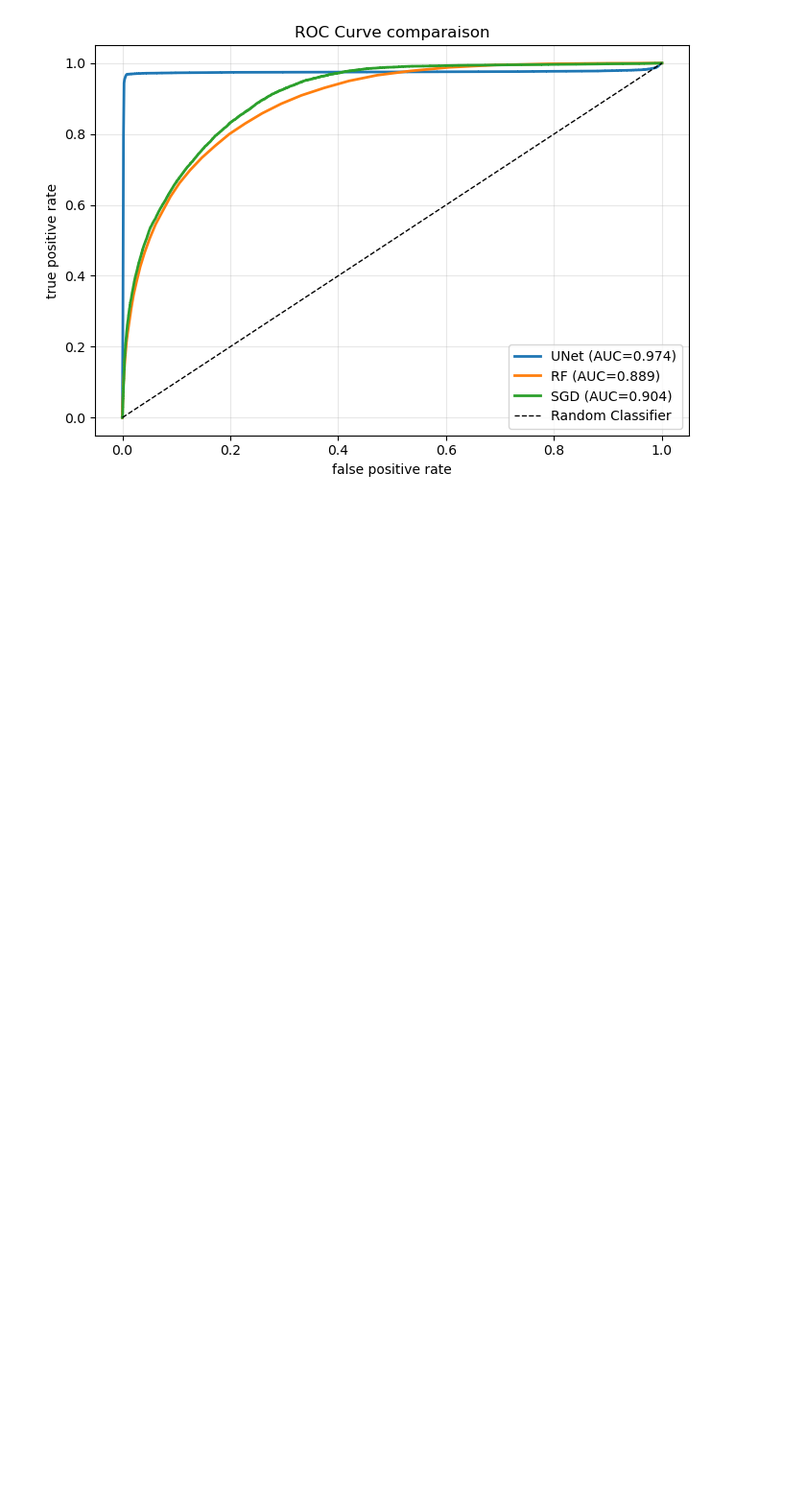
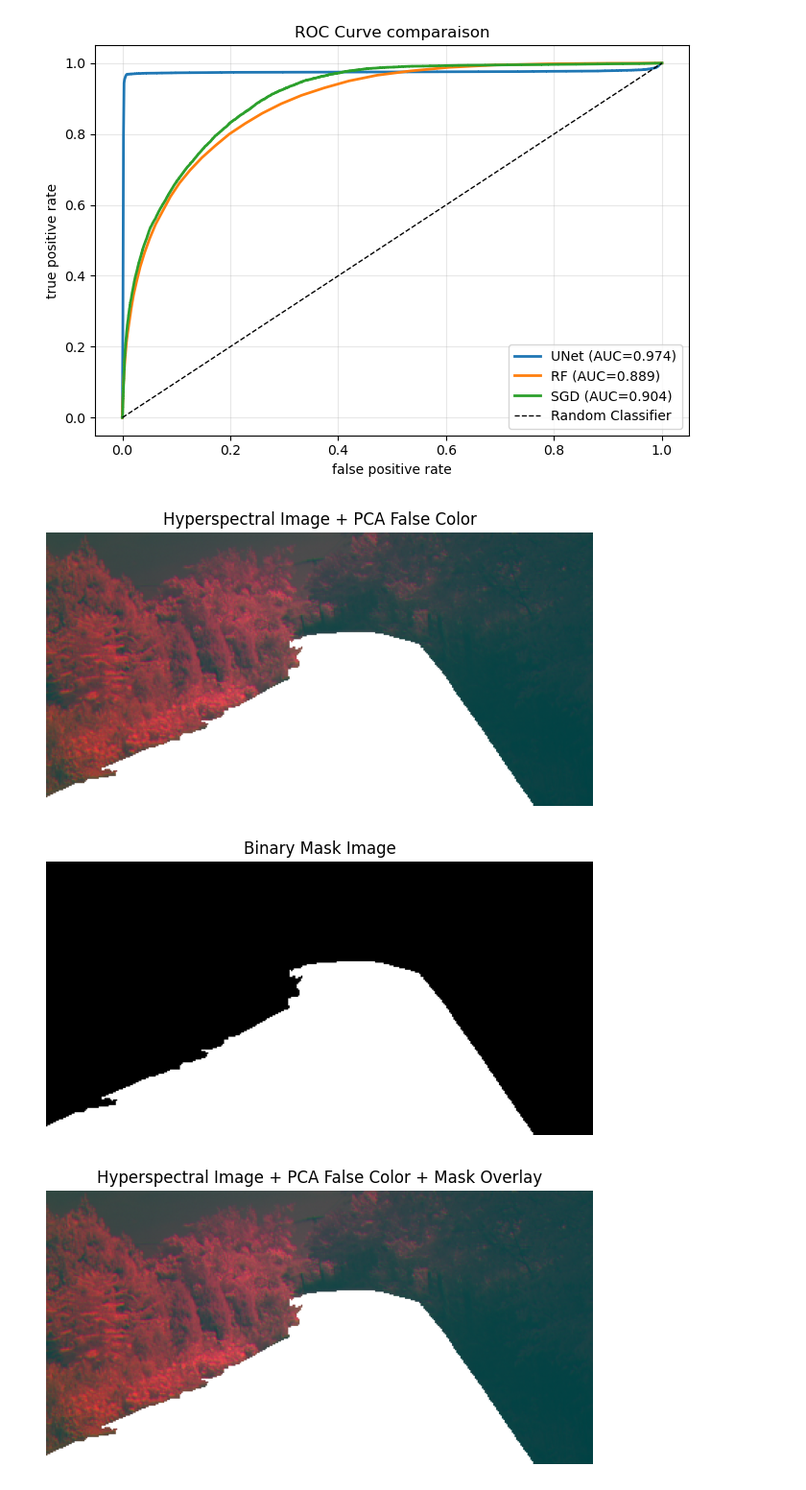
Before and after one commit to voracityyy/hyperspectral-image-road-segmentation, a Jupyter notebook: notebooks/plots.ipynb, the cells around one changed output. Shown at 96% size. Saved outputs shown, nothing was run; the diff lists cells and outputs as text; code cells hidden in the pictures; blank space fills up the shorter version.

Commit message:
Added code to show hyperspectral and mask images

```diff
--- a/notebooks/plots.ipynb
+++ b/notebooks/plots.ipynb
@@ -64,3 +64,39 @@ plt.tight_layout()
 plt.show()
 # %% [output]
 [figure]
+# %%
+import tifffile as tiff
+import numpy as np
+import matplotlib.pyplot as plt
+from sklearn.decomposition import PCA
+from pathlib import Path
+
+pair_num = 0
+
+data_dir = Path("..") / "data" / "external"
+hyperspectral = tiff.imread(sorted((data_dir / "hyperspectral").glob("*_nir.tif"))[pair_num]).astype(np.float32)
+mask = tiff.imread(sorted((data_dir / "masks").glob("*_nir.tif"))[pair_num])
+
+height, width = hyperspectral.shape[1], hyperspectral.shape[2]
+pixels = hyperspectral.reshape(25, -1).T
+pca = PCA(n_components=3).fit_transform(pixels).reshape(height, width, 3)
+pca = (pca - pca.min()) / (pca.max() - pca.min())
+
+overlay = pca
+overlay[mask == 1] = [1, 1, 1]
+
+for data, title, kw in [
+    (pca, "Hyperspectral Image + PCA False Color", {"cmap": None}),
+    (mask, "Binary Mask Image", {"cmap": "gray"}),
+    (overlay, "Hyperspectral Image + PCA False Color + Mask Overlay", {"cmap": None}),
+]:
+    fig, ax = plt.subplots(figsize=(6, 4))
+    ax.imshow(data, **kw)
+    ax.set_title(title)
+    ax.axis("off")
+    plt.tight_layout()
+    plt.show()
+# %% [output]
+[figure, added]
+[figure, added]
+[figure, added]
```
